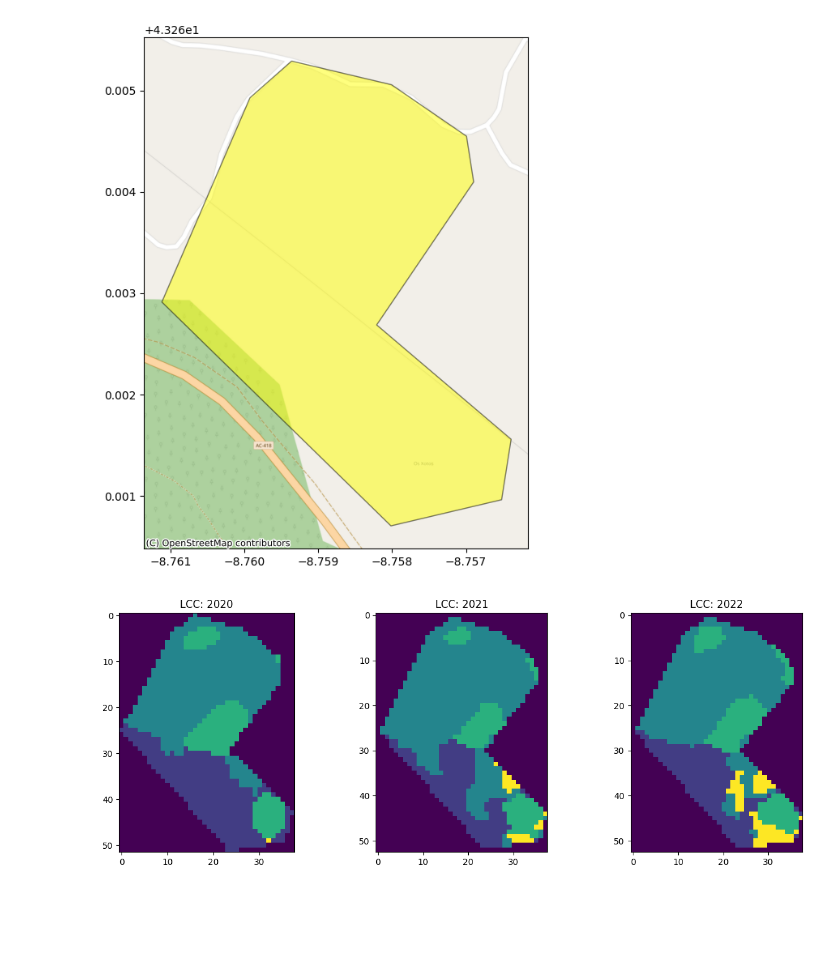
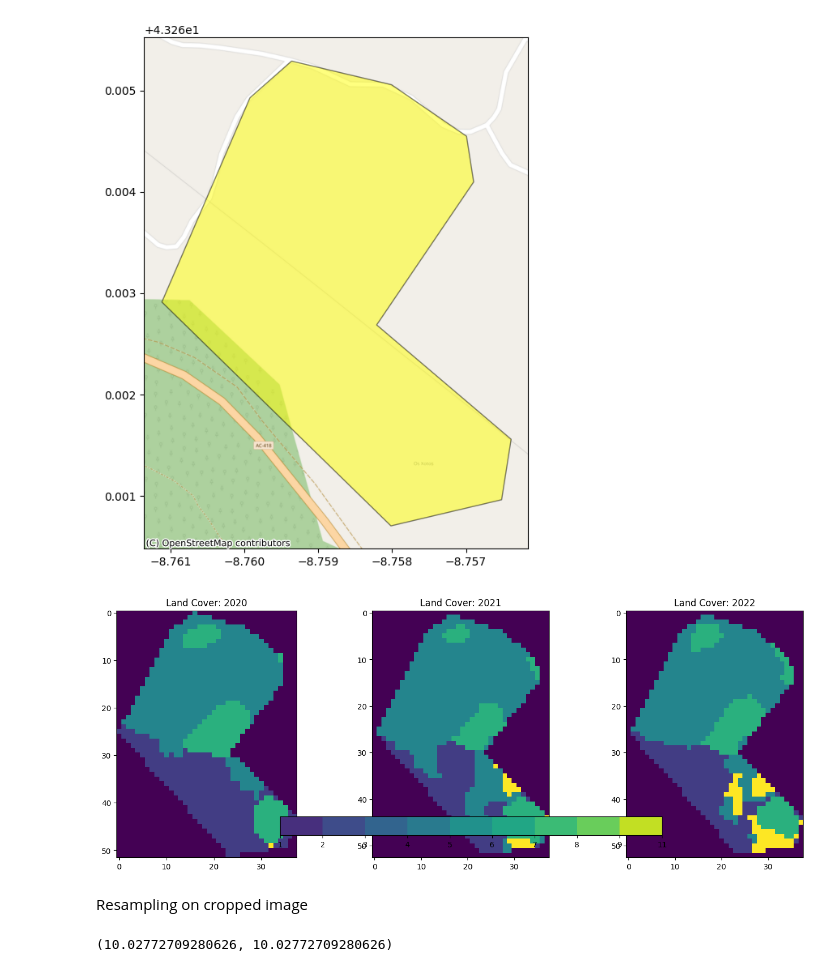
Before and after one commit to chrischank/Land-Cover-Change, a Jupyter notebook: notebooks/Part1_LCC.ipynb, the cells around one changed output. Cells and saved outputs as stored; diff of their text form; code cells hidden in the pictures; blank space fills up the shorter version.

Commit message:
feat(v0.0.2): LCC success, not mapped
LCC success with padding, no output plot yet and json mapping still tbd

```diff
--- a/notebooks/Part1_LCC.ipynb
+++ b/notebooks/Part1_LCC.ipynb
@@ -76,37 +82,47 @@ if aoi.crs != 'EPSG:32630':
 # %% [output]
 [figure]
 # %%
-# Clip raster using GDAL_Warp
+# Clip raster and apply cloud mask
 raster_ls = [lc_2020.GetDescription(), lc_2021.GetDescription(), lc_2022.GetDescription()]
 
 clip_rasterls = []
 
 for raster in raster_ls:
     year = raster.split('_')[2].split('.')[0]
 
     with rio.open(raster, "r") as src:
-        # Note: wrap geometry in a list if it's a single feature
         clipped_image, clipped_transform = mask(src, aoi_32630.geometry, crop=True)
+        # Cloud mask set 10 to G
+        clipped_image = np.where((clipped_image == 0) | (clipped_image == 10), 0, clipped_image).astype(np.int8)
 
         profile = src.profile.copy()
         profile.update({
             "height": clipped_image.shape[1],
             "width": clipped_image.shape[2],
             "transform": clipped_transform
         })
 
     with rio.open(f'{data_intermediate}/raster/Part_1/spain_{year}_clipped.tif', "w", **profile) as dst:
         dst.write(clipped_image)
 
     # Append the clipped array (which has shape: [bands, height, width])
     clip_rasterls.append(clipped_image)
 
 # Quick plot
 
 fig, ax = plt.subplots(1, 3, figsize=(15, 5))
 
 for idx, img in enumerate(clip_rasterls):
-    ax[idx].imshow(img[0])
-    ax[idx].set_title(f'LCC: {raster_ls[idx].split("_")[2].split(".")[0]}')
+    im = ax[idx].imshow(img[0])
+    ax[idx].set_title(f'Land Cover: {raster_ls[idx].split("_")[2].split(".")[0]}')
+
+arr = np.arange(1, 12)
+arr_filtered = arr[arr != 10]
+
+cbar = fig.colorbar(im, ax=ax, orientation='horizontal', fraction=0.09, ticks=arr_filtered,
+                    boundaries=arr_filtered)
+
+plt.tight_layout()
+plt.show()
 # %% [output]
-[figure, old version]
+[figure, new version]
@@ -114,0 +129,30 @@ for idx, img in enumerate(clip_rasterls):
+# %% [markdown]
+Resampling on cropped image
+# %%
+with rio.open(f'{data_intermediate}/raster/Part_1/spain_2020_clipped.tif', 'r') as src:
+    print(src.res)
+    resamp_2020 = src.read(
+        out_shape=(
+            src.count,
+            int(src.height * src.res[0]/ 10),
+            int(src.width * src.res[1]/ 10)
+        ),
+        resampling=Resampling.nearest
+    )
+    transform = src.transform * src.transform.scale(
+        (src.width / resamp_2020.shape[-1]),
+        (src.height / resamp_2020.shape[-2])
+    )
+    # Write to disk
+    with rio.open(f'{data_intermediate}/raster/Part_1/ResampSpain_2020_clipped.tif', "w",
+        driver='GTiff',
+        count=src.count,
+        dtype=src.dtypes[0],
+        crs=src.crs,
+        transform=transform,
+        width=resamp_2020.shape[-1],
+        height=resamp_2020.shape[-2]
+    ) as dst:
+        dst.write(resamp_2020)
+# %% [output]
+(10.02772709280626, 10.02772709280626)
```
Also changed, not shown: parts of 11 cells of this notebook.
